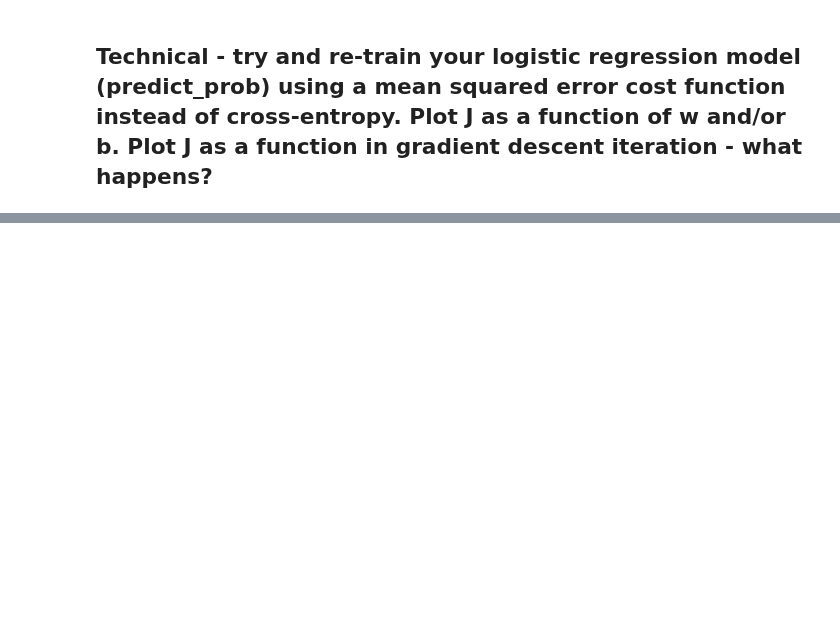
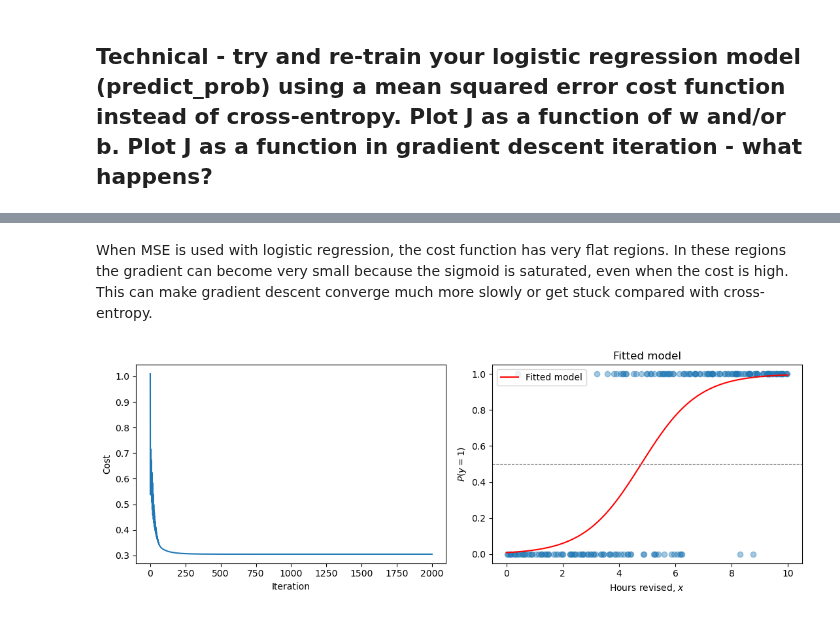
Before and after one commit to izaanabdali/machine_learning_SPC_5003, a Jupyter notebook: Week 3/Tutorial_3_Clean.ipynb, the cells around one changed output, grey strips where cells are left out. Saved outputs shown, nothing was run; the diff lists cells and outputs as text; code cells hidden in the pictures; blank space fills up the shorter version.

```diff
--- a/Week 3/Tutorial_3_Clean.ipynb
+++ b/Week 3/Tutorial_3_Clean.ipynb
@@ -244,0 +326,23 @@ Which metric improves, and which gets worse?
+# %% [markdown]
+When MSE is used with logistic regression, the cost function has very flat regions. In these regions the gradient can become very small because the sigmoid is saturated, even when the cost is high. This can make gradient descent converge much more slowly or get stuck compared with cross-entropy.
+# %%
+x_line = np.linspace(0, 10, 200)
+
+fig, axes = plt.subplots(1, 2, figsize=(11, 4))
+
+axes[0].plot(history)
+axes[0].set_xlabel("Iteration")
+axes[0].set_ylabel("Cost")
+
+axes[1].scatter(x, y, alpha=0.4)
+axes[1].plot(x_line, predict_prob_mse(x_line, w_fit, b_fit), color="red", label="Fitted model")
+axes[1].axhline(0.5, color="grey", lw=0.8, ls="--")
+axes[1].set_xlabel("Hours revised, $x$")
+axes[1].set_ylabel("$P(y = 1)$")
+axes[1].set_title("Fitted model")
+axes[1].legend()
+
+plt.tight_layout()
+plt.show()
+# %% [output]
+[figure, added]
```
Also changed, not shown: parts of 15 cells of this notebook.
